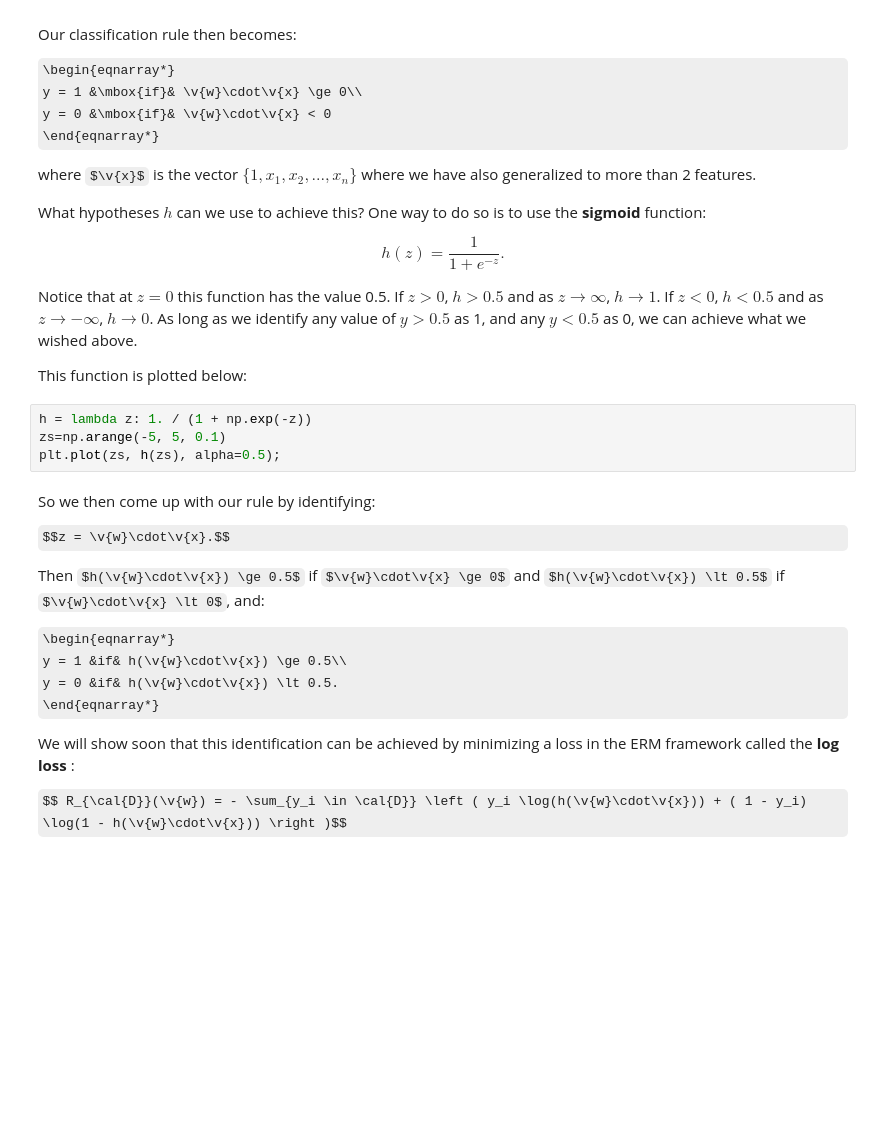
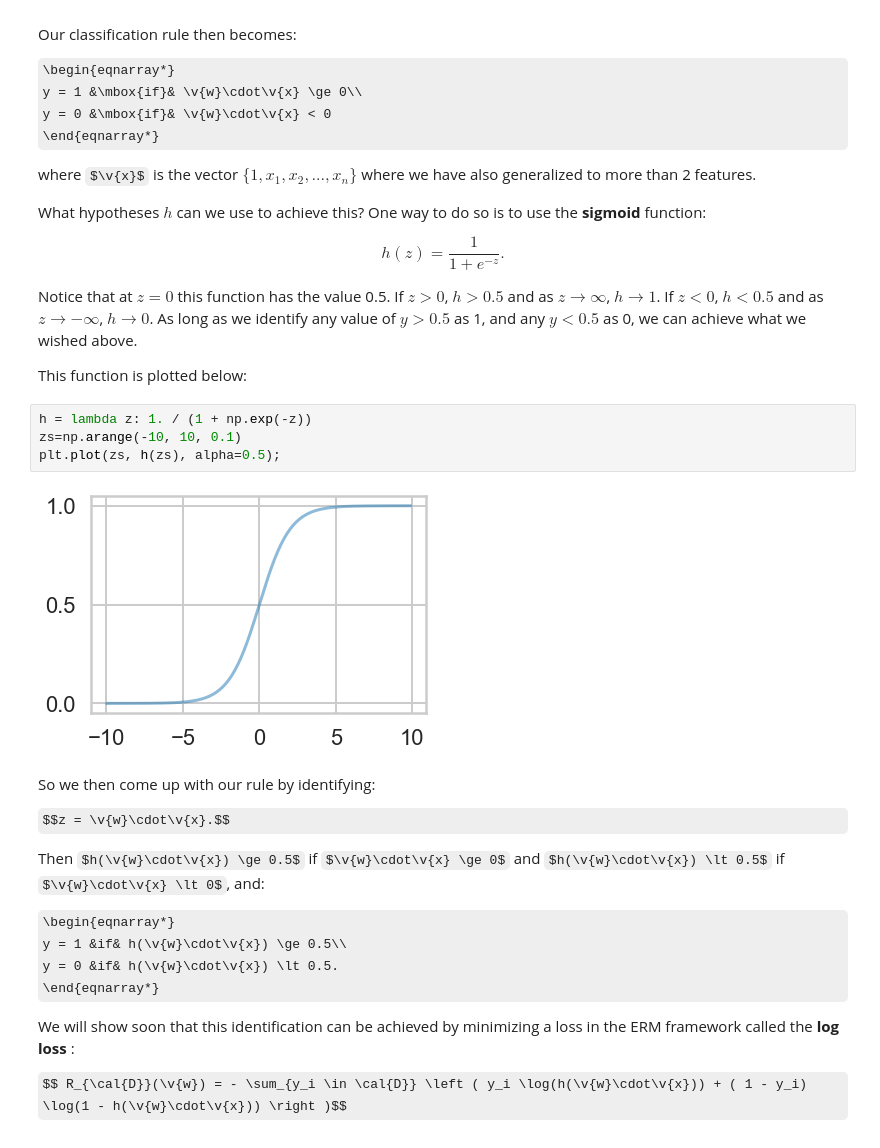
Before and after one commit to Avinash-artr/ML_Springboard, a Jupyter notebook: Mini_Project_Logistic_Regression.ipynb, the cells around one changed output. Cells and saved outputs as stored; diff of their text form; some formulas as TeX source; blank space fills up the shorter version.

```diff
--- a/Mini_Project_Logistic_Regression.ipynb
+++ b/Mini_Project_Logistic_Regression.ipynb
@@ -347,8 +396,10 @@ Notice that at $z=0$ this function has the value 0.5. If $z > 0$, $h > 0.5$ and
 This function is plotted below:
 # %%
 h = lambda z: 1. / (1 + np.exp(-z))
-zs=np.arange(-5, 5, 0.1)
+zs=np.arange(-10, 10, 0.1)
 plt.plot(zs, h(zs), alpha=0.5);
+# %% [output]
+[figure, added]
 # %% [markdown]
 So we then come up with our rule by identifying:
 
```
Also changed, not shown: parts of 17 cells of this notebook, 1 other file.
